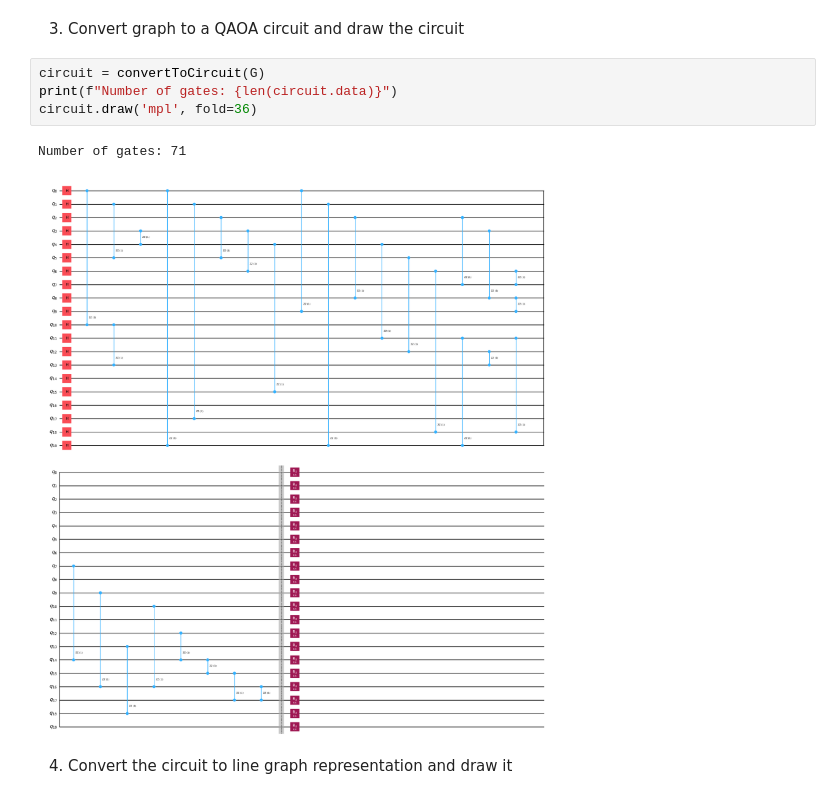
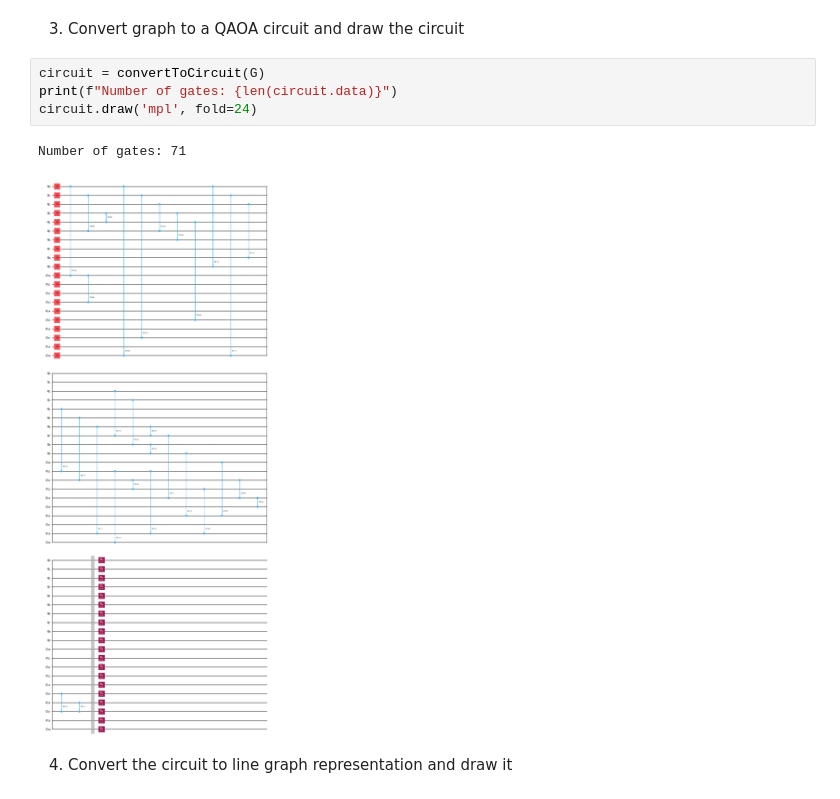
Before and after one commit to richardm1234/stepDependentSlicing_AQC, a Jupyter notebook: demo.ipynb, the cells around one changed output. Cells and saved outputs as stored; diff of their text form.

```diff
--- a/demo.ipynb
+++ b/demo.ipynb
@@ -24,10 +26,10 @@ Number of edges: 30
 # %%
 circuit = convertToCircuit(G)
 print(f"Number of gates: {len(circuit.data)}")
-circuit.draw('mpl', fold=36)
+circuit.draw('mpl', fold=24)
 # %% [output]
 Number of gates: 71
-[figure, old version]
+[figure, new version]
 # %% [markdown]
 4. Convert the circuit to line graph representation and draw it
 # %%
```
Also changed, not shown: parts of 5 cells of this notebook.
